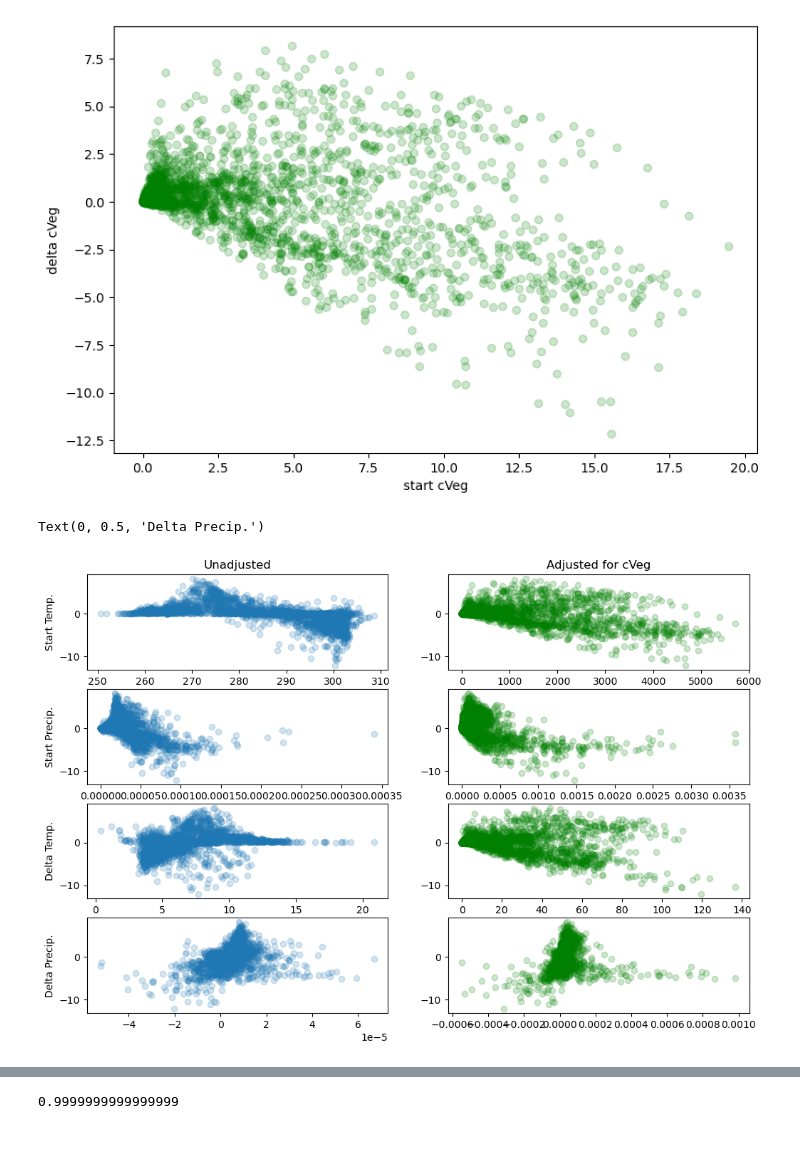
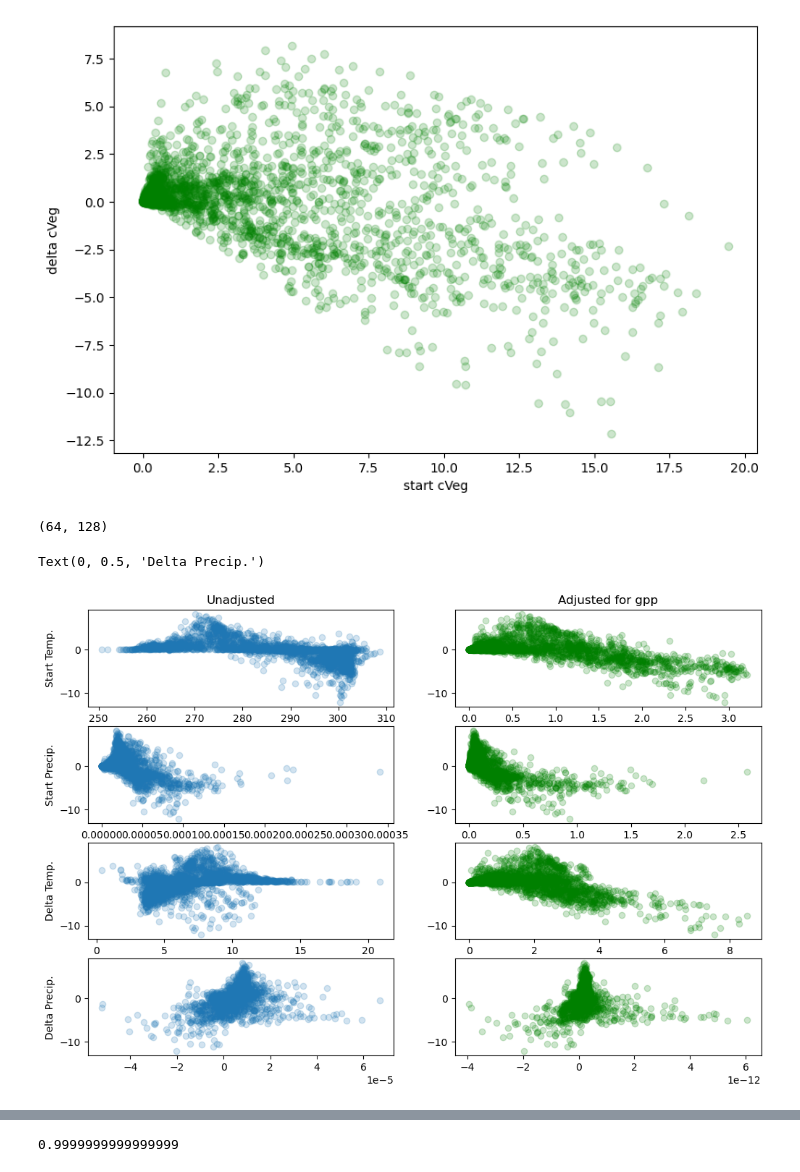
Before and after one commit to ffloof/CMIPscript, a Jupyter notebook: ModelViz.ipynb, the cells around one changed output, grey strips where cells are left out. Saved outputs shown, nothing was run; the diff lists cells and outputs as text; code cells hidden in the pictures; blank space fills up the shorter version.

```diff
--- a/ModelViz.ipynb
+++ b/ModelViz.ipynb
@@ -104,26 +110,30 @@ ax.set_ylabel("delta cVeg")
 # %% [output]
 Text(0, 0.5, 'delta cVeg')
 [figure]
+# %%
+mask.shape
+# %% [output]
+(64, 128)
 # %%
 fig, axs = plt.subplots(4, 2, figsize=(12, 8))
 
 fig_d = [
     [x_ts,x_pr,delta_ts,delta_pr],
-    [x_ts*x_cveg,x_pr*x_cveg,delta_ts*x_cveg,delta_pr*x_cveg]
+    [x_ts*x_gpp,x_pr*x_gpp,delta_ts*x_gpp,delta_pr*x_gpp]
 ]
 
 fig_c = [None, "g"]
 
 for x in (0,1):
     for y in (0,1,2,3):
         plot_and_test(fig_d[x][y], delta_cveg, mask,ax=axs[y][x], color=fig_c[x])
 axs[0][0].set_title("Unadjusted")
-axs[0][1].set_title("Adjusted for cVeg")
+axs[0][1].set_title("Adjusted for gpp")
 axs[0][0].set_ylabel("Start Temp.")
 axs[1][0].set_ylabel("Start Precip.")
 axs[2][0].set_ylabel("Delta Temp.")
 axs[3][0].set_ylabel("Delta Precip.")
 # %% [output]
 Text(0, 0.5, 'Delta Precip.')
-[figure, old version]
+[figure, new version]
 # %%
```
Also changed, not shown: parts of 19 cells of this notebook.
